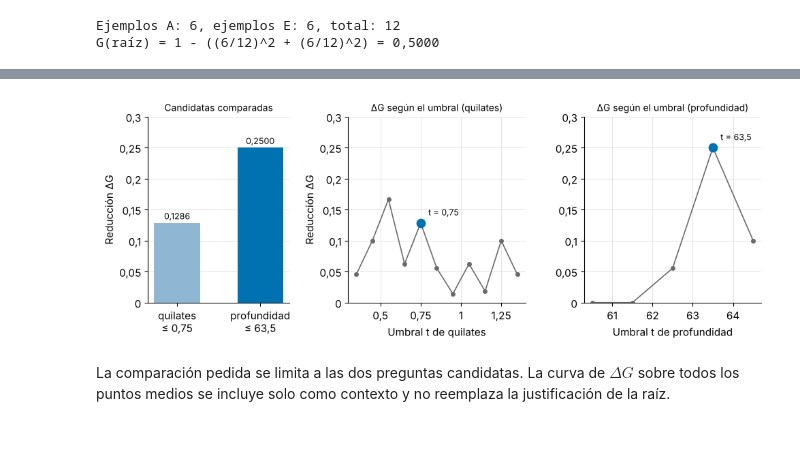
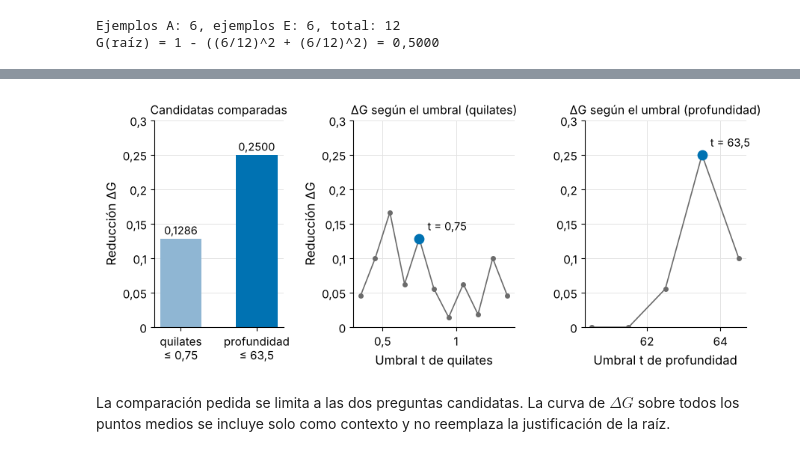
Before and after one commit to CamiloDG07/Taller-Arboles-de-decisi-n, a Jupyter notebook: taller_arboles_decision.ipynb, the cells around one changed output, grey strips where cells are left out. Cells and saved outputs as stored; diff of their text form; code cells hidden in the pictures.

Commit message:
Mejora gráficas y presentación de los cálculos

```diff
--- a/taller_arboles_decision.ipynb
+++ b/taller_arboles_decision.ipynb
@@ -197,6 +251,31 @@ def evaluar_division(df, variable, umbral):
     }
 
 
+def tarjeta_division(df, variable, umbral, decimales=2):
+    """Imprime el cálculo completo de una pregunta, paso a paso."""
+    r = evaluar_division(df, variable, umbral)
+    n = len(df)
+    a, e = conteo(df)
+    g = gini(df["clase"])
+    print("-" * 72)
+    print(f"PREGUNTA: {variable} ≤ {num(umbral, decimales)}")
+    print("-" * 72)
+    print(f"Nodo S  : n = {n} | A = {a}, E = {e} | G(S) = {num(g)}")
+    for lado, ids, na, ne, gl in [
+            ("S_L (x ≤ t)", r["ids_izq"], r["a_izq"], r["e_izq"],
+             r["g_izq"]),
+            ("S_R (x > t)", r["ids_der"], r["a_der"], r["e_der"],
+             r["g_der"])]:
+        m = na + ne
+        print(f"{lado}: ID {ids}")
+        print(f"          n = {m} | A = {na}, E = {ne}")
+        print(f"          G = 1 - ({na}/{m})^2 - ({ne}/{m})^2 = {num(gl)}")
+    print(f"Gdiv    = {r['n_izq']}/{n} · {num(r['g_izq'])} + "
+          f"{r['n_der']}/{n} · {num(r['g_der'])} = {num(r['g_div'])}")
+    print(f"ΔG      = {num(g)} - {num(r['g_div'])} = {num(r['delta'])}")
+    print()
+
+
 def puntos_medios(df, variable):
     """Umbrales: puntos medios entre valores consecutivos distintos."""
     valores = np.sort(df[variable].unique())
@@ -224,10 +303,9 @@ for r in resultados_div:
         "A/E en SR": f"{r['a_der']}/{r['e_der']}", "G(SR)": r["g_der"],
         "Gdiv": r["g_div"], "ΔG": r["delta"],
     })
-    print(f"{filas[-1]['pregunta']}: ID izquierda = {r['ids_izq']}, "
-          f"ID derecha = {r['ids_der']}")
+    tarjeta_division(datos, r["variable"], r["umbral"], decimales)
 tabla_raiz = pd.DataFrame(filas)
-print()
+print("TABLA COMPARATIVA")
 mostrar(tabla_raiz)
 
 mejor = max(resultados_div, key=lambda r: r["delta"])
@@ -245,41 +375,41 @@ Raíz elegida entre las dos candidatas: profundidad ≤ 63,5
 # %%
-fig, ejes = plt.subplots(1, 3, figsize=(10, 3.8),
+fig, ejes = plt.subplots(1, 3, figsize=(9, 3.9),
                          gridspec_kw={"width_ratios": [1, 1.25, 1.25]})
 ax = ejes[0]
 etiquetas = ["quilates\n≤ 0,75", "profundidad\n≤ 63,5"]
 valores = [r["delta"] for r in resultados_div]
 barras = ax.bar(etiquetas, valores, color=["#8FB6D3", COLOR["A"]],
                 width=0.55)
 for barra, valor in zip(barras, valores):
     ax.text(barra.get_x() + barra.get_width() / 2, valor + 0.006,
-            num(valor), ha="center", fontsize=9)
+            num(valor), ha="center", fontsize=10.5)
 ax.set_ylabel("Reducción ΔG")
 ax.set_ylim(0, 0.30)
 coma(ax, "y")
-ax.set_title("Candidatas comparadas", fontsize=10)
+ax.set_title("Candidatas comparadas", fontsize=11.5)
 
 for ax, variable, elegido in zip(ejes[1:], ["quilates", "profundidad"],
                                  [0.75, 63.5]):
     umbrales = puntos_medios(datos, variable)
     deltas = [evaluar_division(datos, variable, u)["delta"]
               for u in umbrales]
     ax.plot(umbrales, deltas, "o-", color=GRIS, markersize=4,
             linewidth=1.2)
     d_elegido = evaluar_division(datos, variable, elegido)["delta"]
     ax.scatter([elegido], [d_elegido], s=80, color=COLOR["A"], zorder=4)
     ax.annotate(f"t = {num(elegido, 2 if variable == 'quilates' else 1)}",
                 (elegido, d_elegido), textcoords="offset points",
-                xytext=(8, 8), fontsize=9)
+                xytext=(8, 8), fontsize=10.5)
     ax.set_xlabel(f"Umbral t de {variable}")
     ax.set_ylim(0, 0.30)
     ax.grid(True, axis="both")
     coma(ax)
-    ax.set_title(f"ΔG según el umbral ({variable})", fontsize=10)
+    ax.set_title(f"ΔG según el umbral ({variable})", fontsize=11.5)
 ejes[1].set_ylabel("Reducción ΔG")
 plt.tight_layout()
-guardar("fig_02_comparacion_gini.png")
+guardar("fig_03_comparacion_gini.png")
 # %% [output]
-[figure, old version]
+[figure, new version]
 # %% [markdown]
 La comparación pedida se limita a las dos preguntas candidatas. La curva
 de $\Delta G$ sobre todos los puntos medios se incluye solo como contexto y
```
Also changed, not shown: parts of 20 cells of this notebook, 27 other files.
